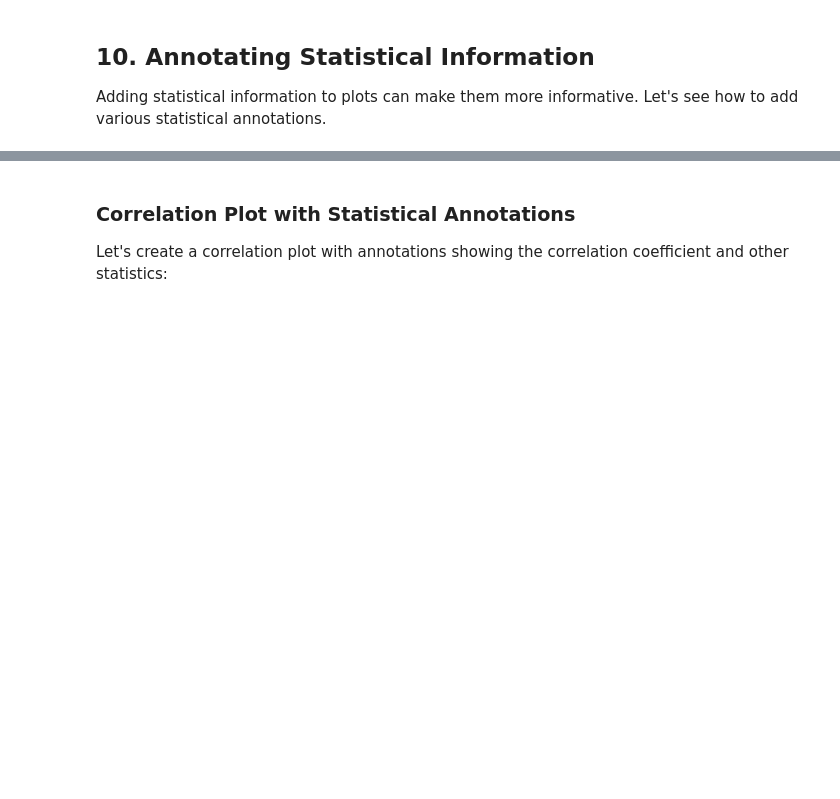
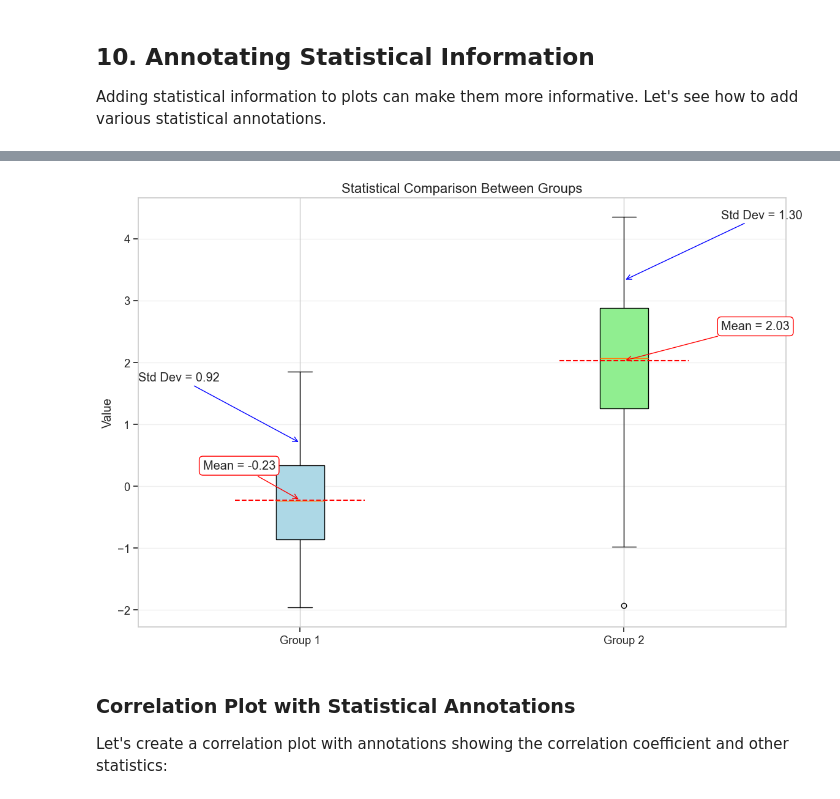
Before and after one commit to pavelklos/ai-ml, a Jupyter notebook: 3-DV/03-01-15.ipynb, the cells around one changed output, grey strips where cells are left out. Saved outputs shown, nothing was run; the diff lists cells and outputs as text; code cells hidden in the pictures; blank space fills up the shorter version.

```diff
--- a/3-DV/03-01-15.ipynb
+++ b/3-DV/03-01-15.ipynb
@@ -778,3 +886,83 @@ plt.show()
+# %%
+# Creating example data
+np.random.seed(42)
+group1 = np.random.normal(0, 1, 50)
+group2 = np.random.normal(2, 1.5, 50)
+
+plt.figure(figsize=(12, 8))
+
+# Create boxplots
+boxplot = plt.boxplot([group1, group2], patch_artist=True, tick_labels=['Group 1', 'Group 2'])  # Updated argument name
+for box, color in zip(boxplot['boxes'], ['lightblue', 'lightgreen']):
+    box.set(facecolor=color)
+
+# Add statistical annotations
+from scipy import stats
+
+# Calculate statistics
+g1_mean = np.mean(group1)
+g2_mean = np.mean(group2)
+g1_median = np.median(group1)
+g2_median = np.median(group2)
+g1_std = np.std(group1)
+g2_std = np.std(group2)
+
+# Perform t-test
+t_stat, p_value = stats.ttest_ind(group1, group2)
+
+# Annotate means
+plt.hlines(y=g1_mean, xmin=0.8, xmax=1.2, colors='red', linestyles='dashed')
+plt.hlines(y=g2_mean, xmin=1.8, xmax=2.2, colors='red', linestyles='dashed')
+
+plt.annotate(f'Mean = {g1_mean:.2f}',
+           xy=(1, g1_mean),
+           xytext=(0.7, g1_mean + 0.5),
+           arrowprops=dict(arrowstyle='->', color='red'),
+           bbox=dict(boxstyle="round", fc="white", ec="red"))
+
+plt.annotate(f'Mean = {g2_mean:.2f}',
+           xy=(2, g2_mean),
+           xytext=(2.3, g2_mean + 0.5),
+           arrowprops=dict(arrowstyle='->', color='red'),
+           bbox=dict(boxstyle="round", fc="white", ec="red"))
+
+# Annotate standard deviations
+plt.annotate(f'Std Dev = {g1_std:.2f}',
+           xy=(1, g1_mean + g1_std),
+           xytext=(0.5, g1_mean + g1_std + 1),
+           arrowprops=dict(arrowstyle='->', color='blue'))
+
+plt.annotate(f'Std Dev = {g2_std:.2f}',
+           xy=(2, g2_mean + g2_std),
+           xytext=(2.3, g2_mean + g2_std + 1),
+           arrowprops=dict(arrowstyle='->', color='blue'))
+
+# Add p-value information
+plt.annotate(f'p-value = {p_value:.4f}\nt-statistic = {t_stat:.2f}',
+           xy=(1.5, np.max([np.max(group1), np.max(group2)]) + 1),
+           ha='center',
+           bbox=dict(boxstyle="round", fc="lightyellow", ec="orange"))
+
+# Add comparison arrow
+y_arrow = np.max([np.max(group1), np.max(group2)]) + 0.5
+plt.annotate('',
+           xy=(1, y_arrow),
+           xytext=(2, y_arrow),
+           arrowprops=dict(arrowstyle='<->', color='purple', lw=2))
+
+plt.annotate('Difference',
+           xy=(1.5, y_arrow),
+           xytext=(1.5, y_arrow + 0.5),
+           ha='center',
+           color='purple')
+
+plt.title('Statistical Comparison Between Groups', fontsize=16)
+plt.ylabel('Value')
+plt.grid(True, axis='y', alpha=0.3)
+plt.tight_layout()
+plt.show()
+# %% [output]
+[figure, added]
 # %% [markdown]
 ### Correlation Plot with Statistical Annotations
 
```
Also changed, not shown: parts of 18 cells of this notebook.
